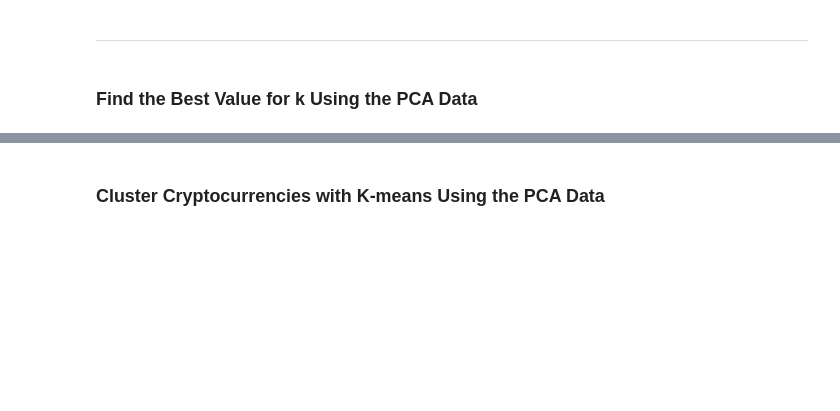
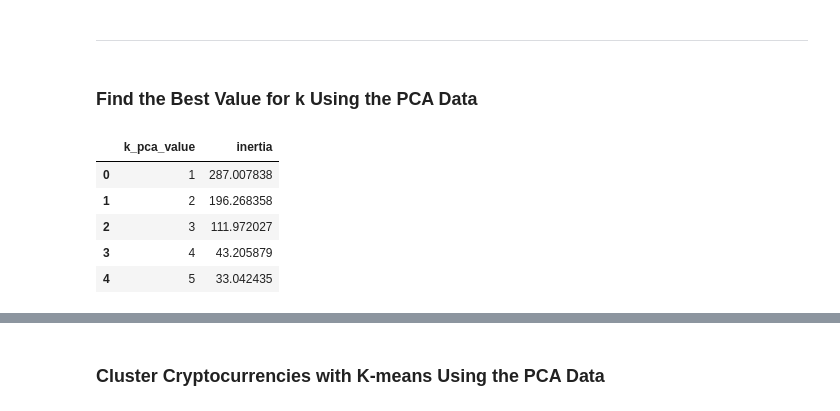
Before and after one commit to rbrennan55/CryptoClusterin, a Jupyter notebook: Crypto_Clustering.ipynb, the cells around one changed output, grey strips where cells are left out. Drawn from its saved outputs; the diff is of its cells as text; code cells hidden in the pictures; blank space fills up the shorter version.

```diff
--- a/Crypto_Clustering.ipynb
+++ b/Crypto_Clustering.ipynb
@@ -216,5 +276,6 @@ df_crypto_market_predictions = df_market_data_scaled.copy()
 ### Find the Best Value for k Using the PCA Data
 # %%
 # Create a list with the number of k-values from 1 to 11
+k_pca_value = list(range(1,11))
 # %%
 # Create an empty list to store the inertia values
@@ -228,7 +293,20 @@ df_crypto_market_predictions = df_market_data_scaled.copy()
 # %%
 # Create a dictionary with the data to plot the Elbow curve
+elbow_data_k_value = {
+            "k_pca_value" : k_pca_value,
+            "inertia" : inertia_k_value
+}
 
 # Create a DataFrame with the data to plot the Elbow curve
+elbow_k_value_df = pd.DataFrame(elbow_data_k_value)
+elbow_k_value_df.head()
+# %% [output]
+|  | k_pca_value | inertia |
+| 0 | 1 | 287.007838 |
+| 1 | 2 | 196.268358 |
+| 2 | 3 | 111.972027 |
+| 3 | 4 | 43.205879 |
+| 4 | 5 | 33.042435 |
 # %%
 # Plot a line chart with all the inertia values computed with
 # the different values of k to visually identify the optimal value for k.
```
Also changed, not shown: parts of 34 cells of this notebook.
